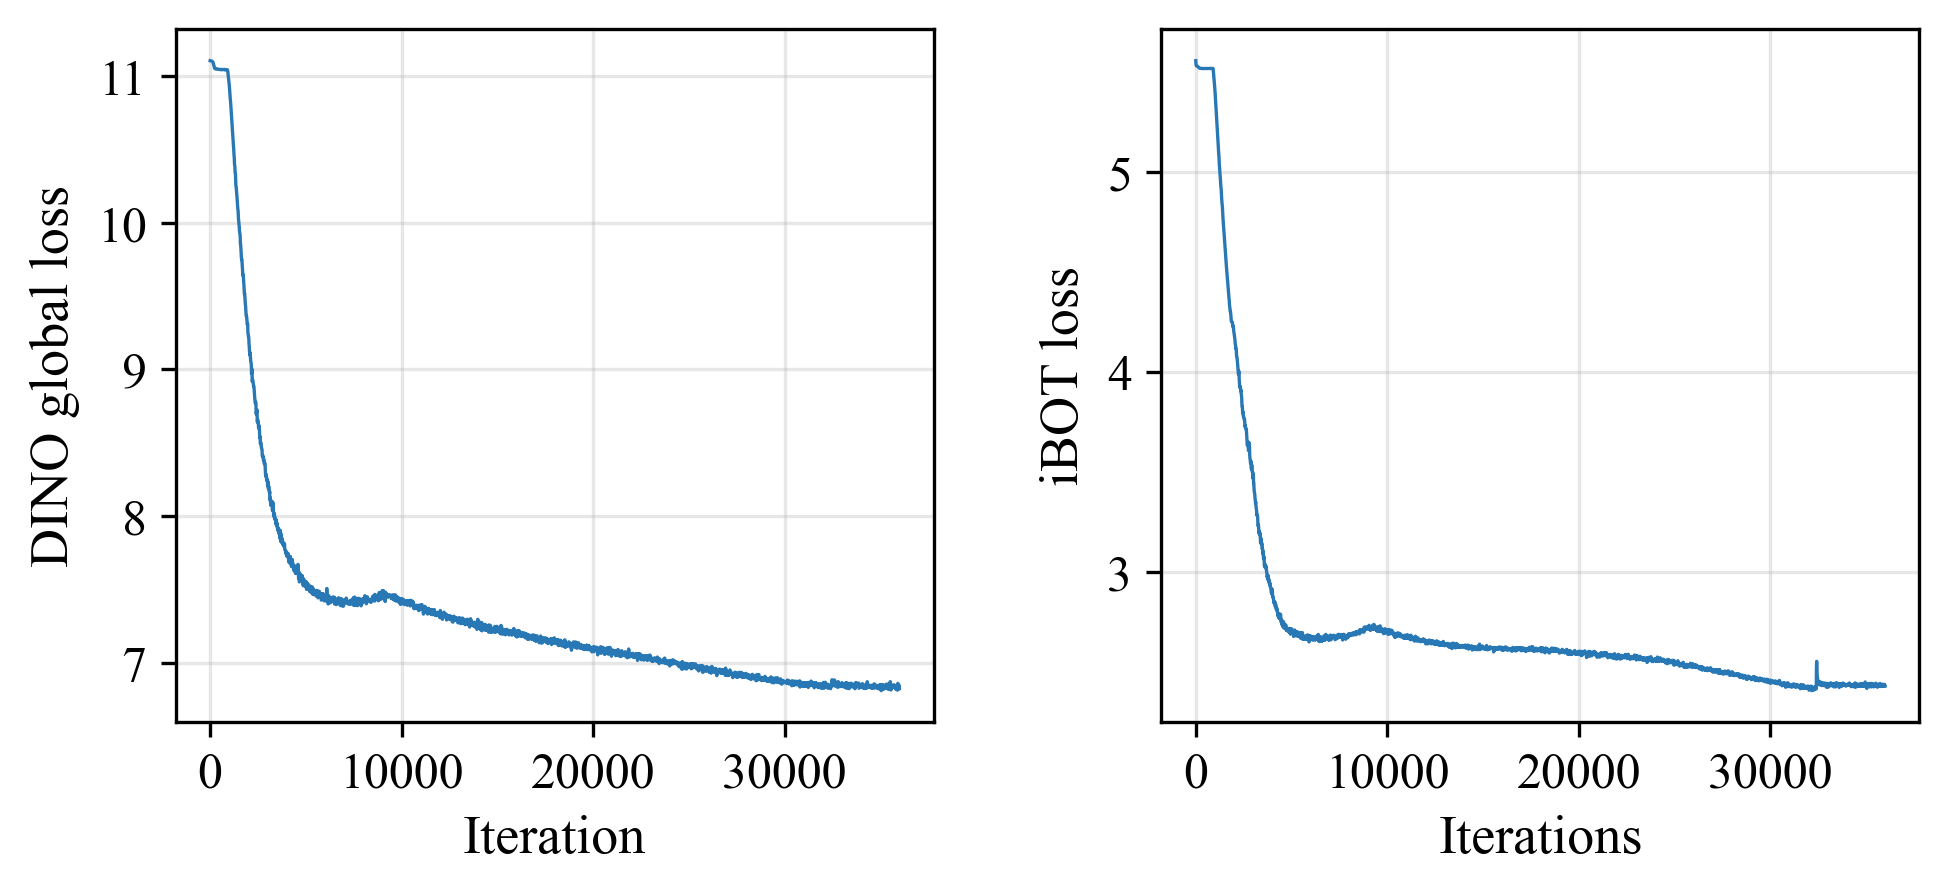
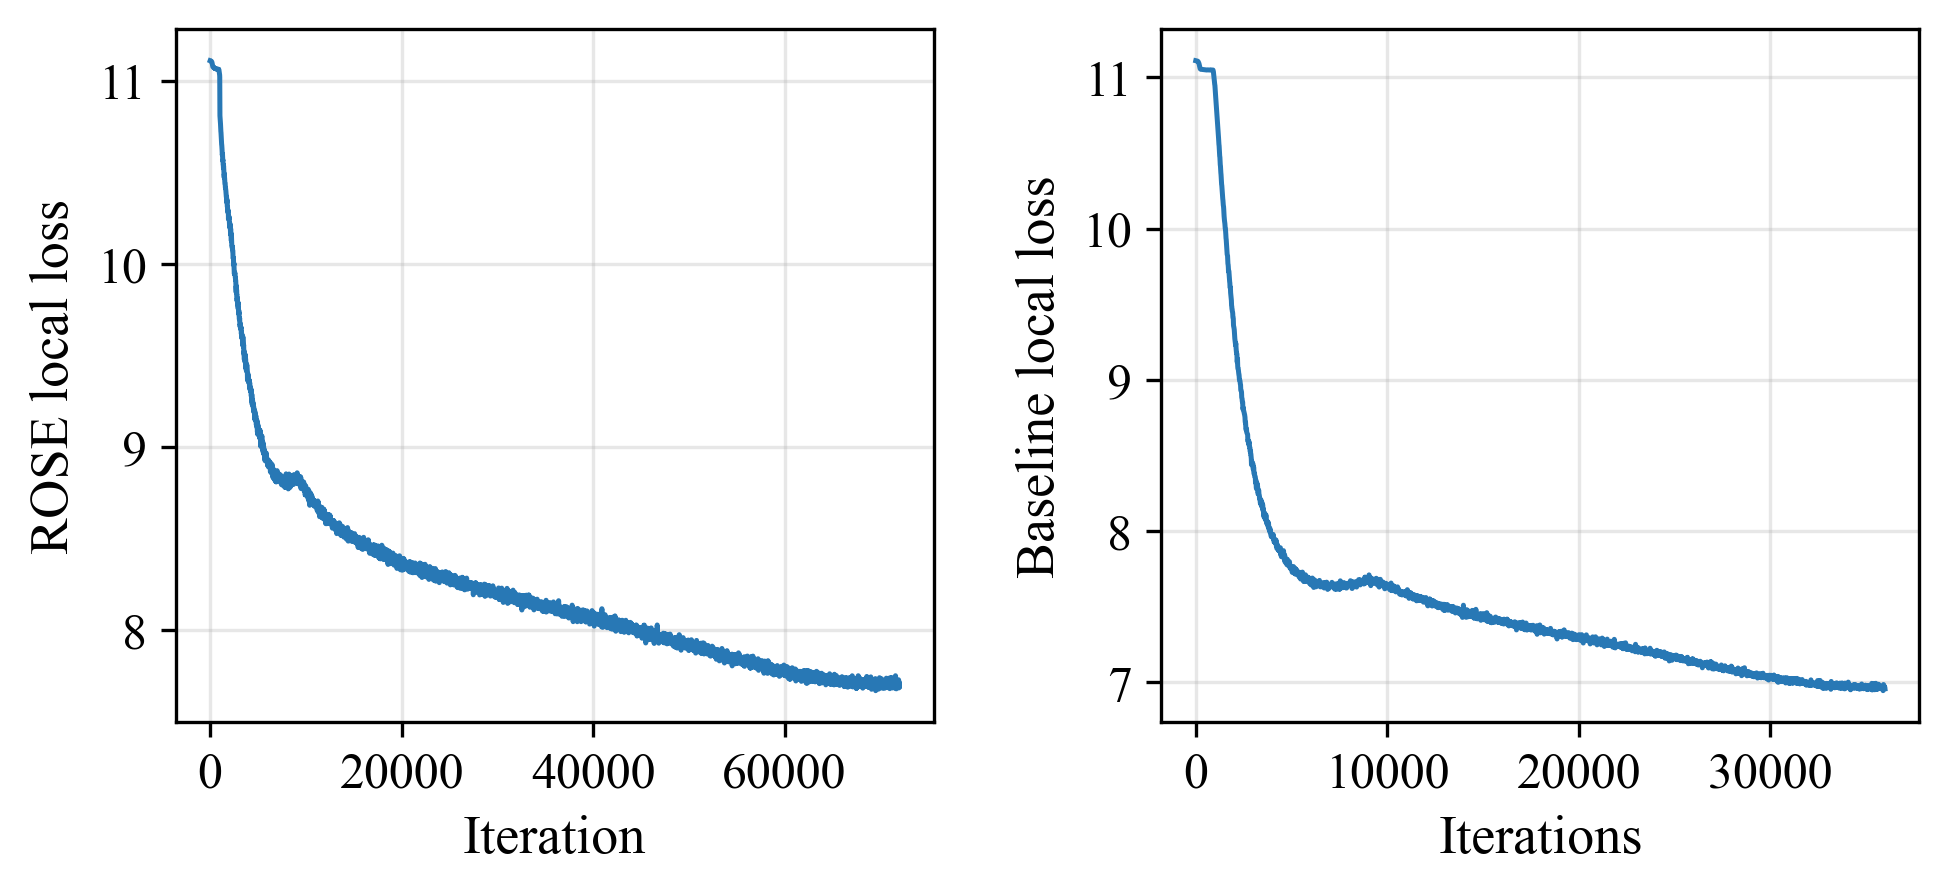
The change to this notebook cell's code, shown as a diff; its figure went from the first image to the second:
--- before
+++ after
@@ -1,39 +1,67 @@
 import matplotlib.pyplot as plt
-
+from scipy.signal import savgol_filter
 # ====== 绘制两个子图 ======
 fig, axes = plt.subplots(1, 2, figsize=(7.5, 3), dpi=300)
 plt.subplots_adjust(wspace=0.3)  # 控制子图间距
-
+for i in range(len(rose_global_loss)):
+    if i > 100:
+        rose_global_loss[i] = rose_global_loss[i] - 0.2  # 截断过高的loss值，便于可视化
 # --- 子图1: DINO Global Loss ---
-axes[0].plot(iterations, dino_global_loss, color=line_color, linewidth=line_width)
+axes[0].plot(iterations2, rose_global_loss, color=line_color, linewidth=line_width)
 axes[0].set_xlabel("Iteration", labelpad=x_labelpad)
-axes[0].set_ylabel("DINO global loss", labelpad=y_labelpad)
+axes[0].set_ylabel("ROSE local loss", labelpad=y_labelpad)
 axes[0].grid(True, linestyle='-', alpha=0.3)
 
 # --- 子图2: iBOT Loss ---
-axes[1].plot(iterations, ibot_loss, color=line_color, linewidth=line_width)
+axes[1].plot(iterations1, dino_global_loss, color=line_color, linewidth=line_width)
 axes[1].set_xlabel("Iterations", labelpad=x_labelpad)
-axes[1].set_ylabel("iBOT loss", labelpad=y_labelpad)
+axes[1].set_ylabel("Baseline local loss", labelpad=y_labelpad)
 axes[1].grid(True, linestyle='-', alpha=0.3)
 
-# ====== 保存子图1为 PDF ======
-fig1 = plt.figure(figsize=(4, 3.5), dpi=300)
-plt.plot(iterations, dino_global_loss, color=line_color, linewidth=line_width)
+# ====== 平滑曲线参数 ======
+window_length = 21  # 必须是奇数，越大越平滑
+polyorder = 3       # 多项式阶数
+import numpy as np
+# 平滑数据
+dino_global_loss_smooth = savgol_filter(dino_global_loss, window_length, polyorder)
+rose_global_loss_smooth = savgol_filter(rose_global_loss, window_length, polyorder)
+import numpy as np
+import matplotlib.pyplot as plt
+from scipy.interpolate import interp1d
+
+# 假设原始数据
+iterations2 = np.array(iterations2)
+rose_global_loss_smooth = np.array(rose_global_loss_smooth)
+
+# 1️⃣ 截取 iteration <= 35000
+max_iter = 36000
+mask = iterations2 <= max_iter
+x_clip = iterations2[mask]
+y_clip = rose_global_loss_smooth[mask]
+
+# 2️⃣ 插值，保证起点和终点 min/max 不变
+# 原曲线的 min 和 max
+y_min, y_max = rose_global_loss_smooth.min(), rose_global_loss_smooth.max()
+
+# 生成新的采样点（例如 500 个点）
+x_new = np.linspace(x_clip.min(), x_clip.max(), 500)
+
+# 插值函数
+f_interp = interp1d(x_clip, y_clip, kind='linear')
+y_new = f_interp(x_new)
+
+# 3️⃣ 调整使 min/max 不变
+scale = (y_max - y_min) / (y_new.max() - y_new.min())
+y_new = (y_new - y_new.min()) * scale + y_min
+
+# ====== 绘图 ======
+fig = plt.figure(figsize=(3.5, 3), dpi=200)
+plt.plot(x_new, y_new, color="#82B0D2", linewidth=line_width, label="Baseline")
+plt.plot(iterations1, dino_global_loss_smooth, color="#FA7F6F", linewidth=line_width, label="ROSE")
 plt.xlabel("Iteration", labelpad=x_labelpad)
-plt.ylabel("DINO global loss", labelpad=y_labelpad)
-plt.grid(True, linestyle='-', alpha=0.3)
+plt.ylabel("Local loss", labelpad=y_labelpad)
+plt.grid(True, linestyle='-', alpha=0.0)
+plt.legend(frameon=False)
 plt.tight_layout()
-fig1.savefig("article_figures/dino_global_loss.pdf", format='pdf')
+fig.savefig("article_figures/local_loss_comparison_clipped.pdf", format='pdf')
 
-# ====== 保存子图2为 PDF ======
-fig2 = plt.figure(figsize=(4, 3.5), dpi=300)
-plt.plot(iterations, ibot_loss, color=line_color, linewidth=line_width)
-plt.xlabel("Iterations", labelpad=x_labelpad)
-plt.ylabel("iBOT loss", labelpad=y_labelpad)
-plt.grid(True, linestyle='-', alpha=0.3)
-plt.tight_layout()
-fig2.savefig("article_figures/ibot_loss.pdf", format='pdf')
-
-# 关闭所有图形
-plt.close(fig1)
-plt.close(fig2)

Commit: feat: initialize project based on DINOv3 for B.E. thesis